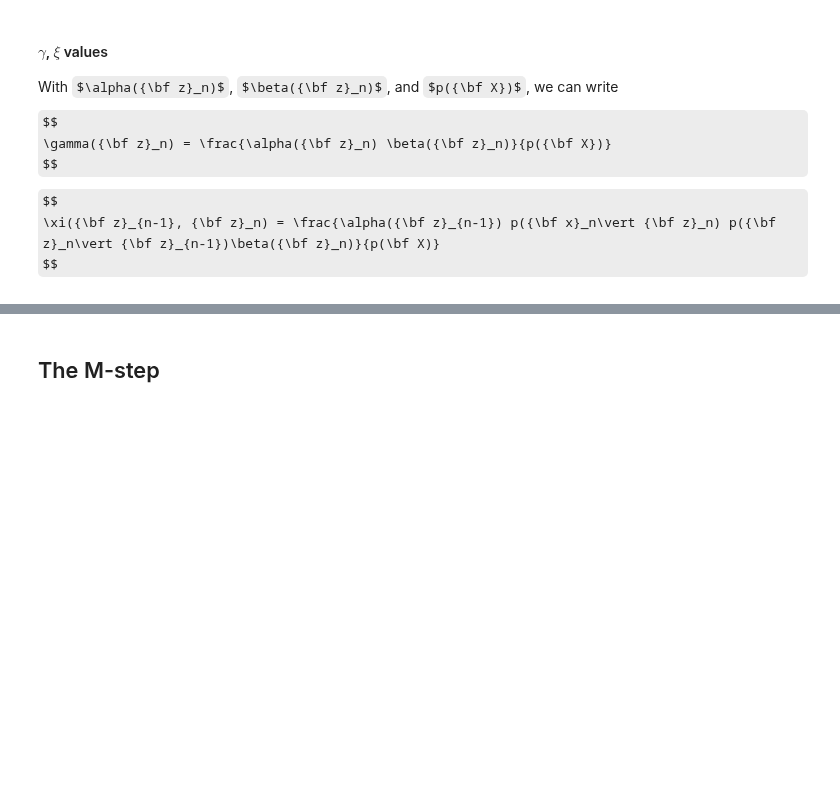
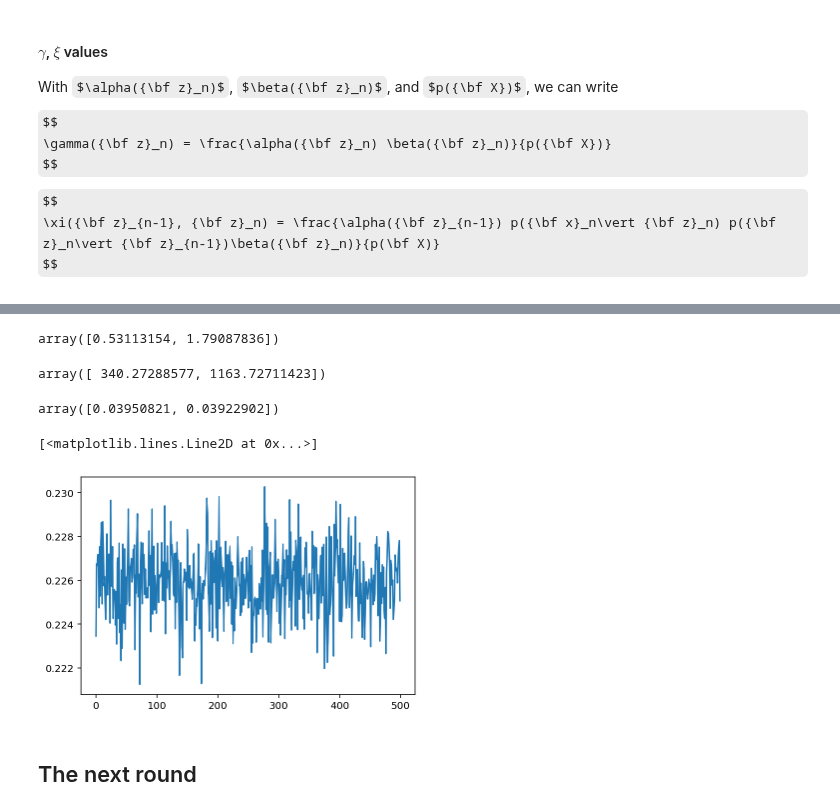
Before and after one commit to gerdm/prml, a Jupyter notebook: chapter13/em-hidden-markov-model.ipynb, the cells around one changed output, grey strips where cells are left out. Saved outputs shown, nothing was run; the diff lists cells and outputs as text; code cells hidden in the pictures; some formulas as TeX source; blank space fills up the shorter version.

Commit message:
mod ch13: add Sigma_k computation

```diff
--- a/chapter13/em-hidden-markov-model.ipynb
+++ b/chapter13/em-hidden-markov-model.ipynb
@@ -306,0 +323,5 @@ xi = (alpha_values[:-1][..., None] * p_xz[1:, None, :] * A[None, ...] * beta_val
+# %%
+# Note that Bishop makes the summation explicit, but there is
+# no need for this, as γ(nk) is a pmf for fixed n and varying k
+pi = gamma[0] / gamma[0].sum()
+pi
@@ -306,0 +339,3 @@ xi = (alpha_values[:-1][..., None] * p_xz[1:, None, :] * A[None, ...] * beta_val
+# %%
+A = xi.sum(axis=0) / xi.sum(axis=0).sum(axis=1, keepdims=True)
+A
@@ -306,0 +356,3 @@ xi = (alpha_values[:-1][..., None] * p_xz[1:, None, :] * A[None, ...] * beta_val
+# %%
+mus = (gamma* X[:, None]).sum(axis=0) / gamma.sum(axis=0)
+mus
@@ -307,2 +367,39 @@ xi = (alpha_values[:-1][..., None] * p_xz[1:, None, :] * A[None, ...] * beta_val
+# %%
+diff = X[:, None] - mus[None, :]
+# The generalized version of this computation can be written in the form
+sigmas = np.einsum("ni,nik,nil->i", gamma, diff[..., None], diff[..., None]) / gamma.sum(axis=0)
+# for x in R, this is the same as
+sigmas = (gamma * diff ** 2).sum(axis=0) / gamma.sum(axis=0)
+# %%
+(gamma * diff ** 2).sum(axis=0)
+# %% [output]
+array([0.53113154, 1.79087836])
+# %%
+gamma.sum(axis=0)
+# %% [output]
+array([ 340.27288577, 1163.72711423])
+# %%
+np.sqrt(sigmas)
+# %% [output]
+array([0.03950821, 0.03922902])
+# %%
+# Simulation before parameter learning
+z = np.arange(K)
+
+seed(314)
+n_samples = 500
+samples = np.zeros(n_samples)
+zi = np.random.choice(z, p=pi)
+
+for n in range(n_samples):
+    Nx = norm(loc=mus[zi], scale=sigmas[zi])
+    samples[n] = Nx.rvs()
+
+    zi = np.random.choice(z, p=A[zi])
+
+plt.plot(samples)
+# %% [output]
+[<matplotlib.lines.Line2D at 0x...>]
+[figure, added]
 # %% [markdown]
-## The M-step
+## The next round
```
Also changed, not shown: parts of 23 cells of this notebook.
